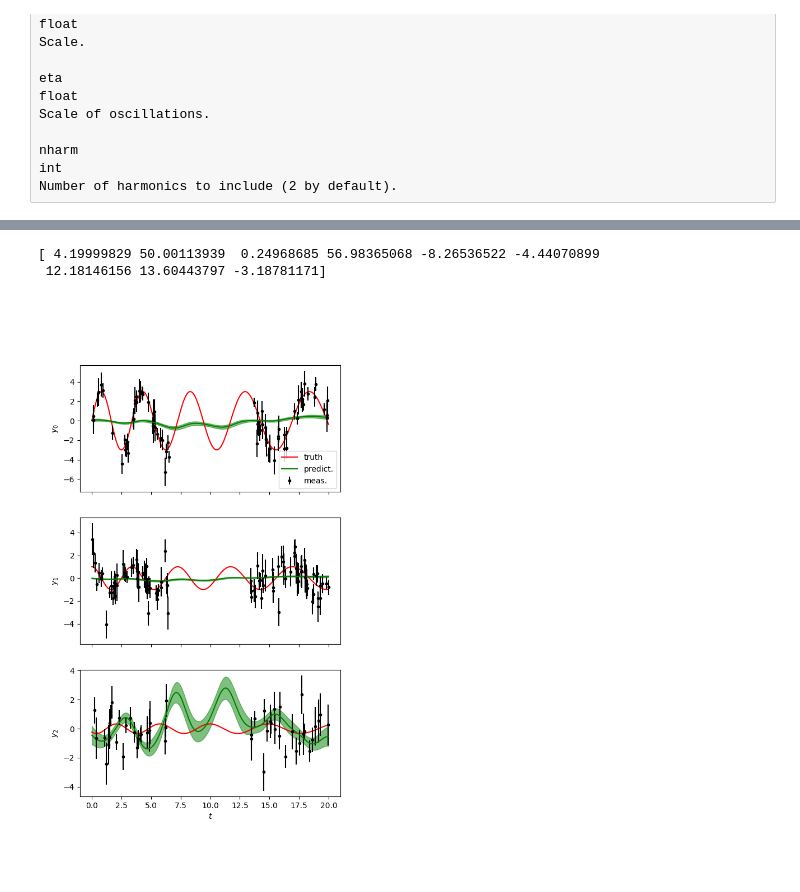
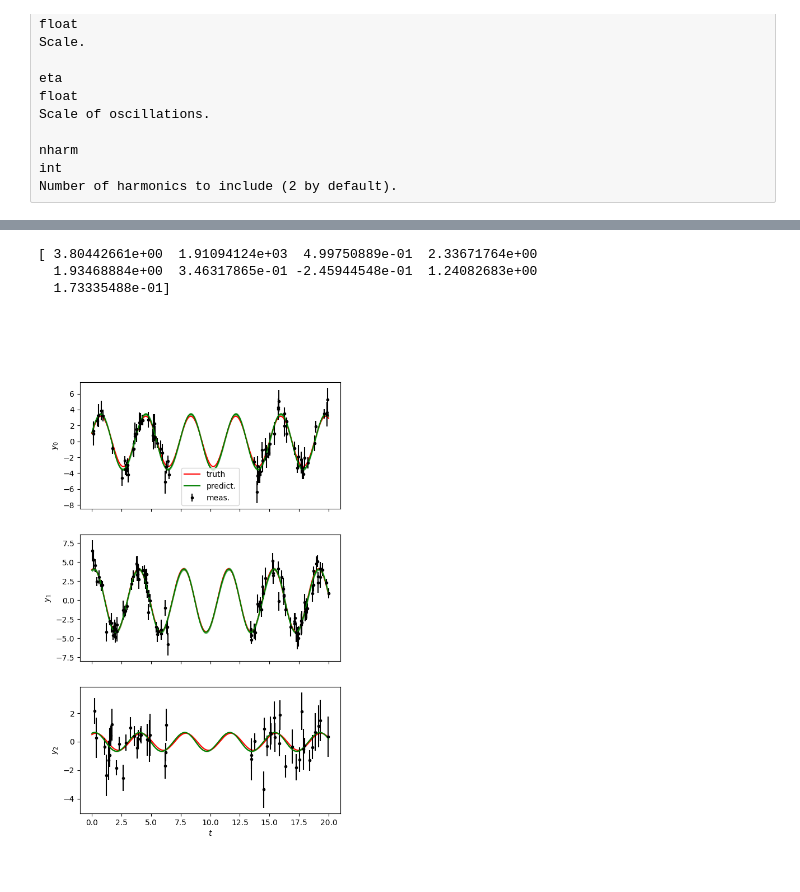
Before and after one commit to LucaMalavolta/PyORBIT, a Jupyter notebook: development/spleaf/test_ESP.ipynb, the cells around one changed output, grey strips where cells are left out. Cells and saved outputs as stored; diff of their text form; code cells hidden in the pictures.

```diff
--- a/development/spleaf/test_ESP.ipynb
+++ b/development/spleaf/test_ESP.ipynb
@@ -51,0 +15,3 @@ axs[0].legend()
+# %%
+def func_deriv(t, p0, amp, der):
+    return amp * np.sin(2 * np.pi * t / p0) + der * np.cos(2 * np.pi * t / p0)
@@ -51,0 +53,10 @@ axs[0].legend()
+# %%
+## test
+
+test = []
+yerr = []
+for k in range(0,3):
+    test.append(func_deriv(T[k], P0, amp[k], der[k]))
+for k in range(0,3):
+    yerr.append(test[k]**2)
+print(yerr)
@@ -188,6 +164,10 @@ print(Psmooth)
 # %%
 # Initialize the S+LEAF model
+import time
+time0 = time.time()
 D = cov.Cov(t_full,
   err=term.Error(yerr_full),
-  GP=term.MultiSeriesKernel(term.ESPKernel(1.0, 3.8, 20.0, 0.35), series_index,
-  np.ones(3), np.ones(3)))
+  GP=term.MultiSeriesKernel(term.ESPKernel(1.0, 2., 1000.0, 0.35), series_index,
+  np.ones(3), np.zeros(3)))
+time1 = time.time()
+print(time1-time0)
@@ -202,9 +184,9 @@ param = D.param[1:]
 bounds = np.zeros([len(param),2])
 bounds[4:,0] = -10
 bounds[:,1] = 220
-bounds[0,:] = [3.6, 4.2]
-bounds[1,:] = [50, 200]
-bounds[2,:] = [0, 0.25]
+bounds[0,:] = [1.6, 10.2]
+bounds[1,:] = [500, 2000]
+bounds[2,:] = [0, 0.50]
 
 y = y_full
 
@@ -249,35 +232,36 @@ print(param)
 # %%
 
 
 # Fit
 #xbest, _, _ = fmin_l_bfgs_b(negloglike, D.get_param(param), args=(y_full, D))
 
-x_best = res[0]
-print(x_best)
+xbest = res[0]
+print(xbest)
 # Use S+LEAF to predict the missing data
 
 D.set_param(xbest, param)
 _, axs = plt.subplots(3, 1, sharex=True, figsize=(6, 10))
 for k in range(3):
   # Predict time series k
   D.kernel['GP'].set_conditional_coef(series_id=k)
   mu, var = D.conditional(y_full, tsmooth, calc_cov='diag')
 
   # Plot
   ax = axs[k]
   ax.plot(tsmooth, Ysignal[k], 'r', label='truth')
   ax.errorbar(T[k], Y[k], Yerr[k], fmt='.', color='k', label='meas.')
   ax.fill_between(tsmooth,
     mu - np.sqrt(var),
     mu + np.sqrt(var),
     color='g',
     alpha=0.5)
   ax.plot(tsmooth, mu, 'g', label='predict.')
   ax.set_ylabel(f'$y_{k}$')
 ax.set_xlabel('$t$')
 axs[0].legend()
 plt.show()
 # %% [output]
-[ 4.19999829 50.00113939  0.24968685 56.98365068 -8.26536522 -4.44070899
- 12.18146156 13.60443797 -3.18781171]
+[ 3.80442661e+00  1.91094124e+03  4.99750889e-01  2.33671764e+00
+  1.93468884e+00  3.46317865e-01 -2.45944548e-01  1.24082683e+00
+  1.73335488e-01]
-[figure, old version]
+[figure, new version]
```
Also changed, not shown: parts of 9 cells of this notebook, 6 other files.
